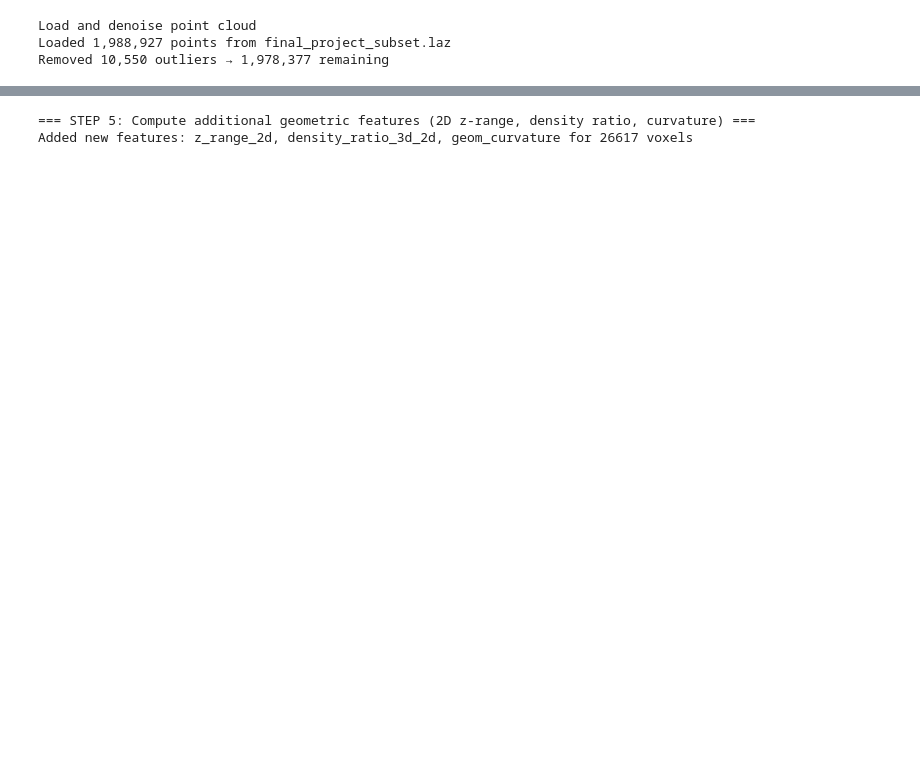
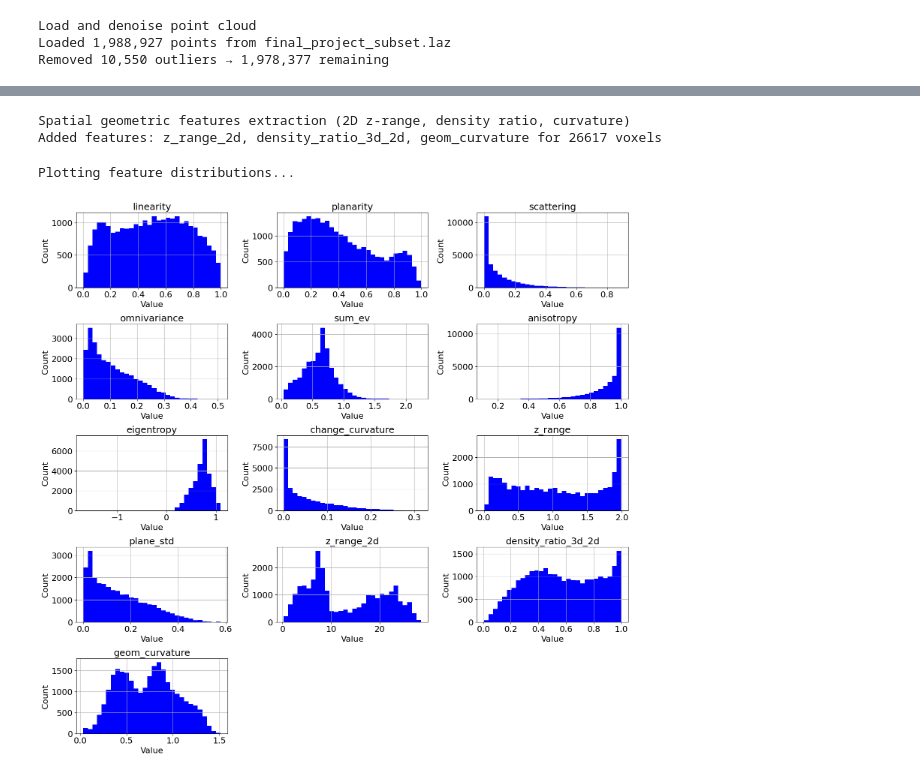
Before and after one commit to aasneha/TBA4256_3D_Digital_Modelling_Final_Project, a Jupyter notebook: final_project.ipynb, the cells around one changed output, grey strips where cells are left out. Cells and saved outputs as stored; diff of their text form; code cells hidden in the pictures; blank space fills up the shorter version.

```diff
--- a/final_project.ipynb
+++ b/final_project.ipynb
@@ -124,17 +125,16 @@ KeyboardInterrupt:
 # %%
-# =====================================================
-# 5️⃣ ADDITIONAL FEATURES: 2D z-range, 3D/2D density ratio, geometric curvature
-# =====================================================
-print("\n=== STEP 5: Compute additional geometric features (2D z-range, density ratio, curvature) ===")
+# Spatial geometric features
+print("Spatial geometric features extraction (2D z-range, density ratio, curvature)")
 
 # KD-trees for 2D and 3D neighborhoods
 points_tree_2d = cKDTree(voxel_points[:, :2])
 points_tree_3d = cKDTree(voxel_points)
 voxel_tree = cKDTree(voxel_centers)
 
-R2D = voxel_size * 1.0   # radius for 2D cylindrical neighborhood
-R3D = voxel_size * 1.0   # radius for 3D spherical neighborhood
-Rcurv = voxel_size * 2.0 # radius for curvature (search neighboring voxels)
+# Neighborhood radii
+R2D = voxel_size * 2.0
+R3D = voxel_size * 2.0
+Rcurv = voxel_size * 4.0
 
 zrange2d_list = []
 density_ratio_list = []
@@ -172,13 +172,44 @@ for i, c in enumerate(voxel_centers):
     density_ratio_list.append(density_ratio)
     geom_curv_list.append(geom_curv)
 
-# Add new features to DataFrame
+# Addfeatures
 df_features["z_range_2d"] = zrange2d_list
 df_features["density_ratio_3d_2d"] = density_ratio_list
 df_features["geom_curvature"] = geom_curv_list
 
-print(f"Added new features: z_range_2d, density_ratio_3d_2d, geom_curvature for {len(df_features)} voxels")
+print(f"Added features: z_range_2d, density_ratio_3d_2d, geom_curvature for {len(df_features)} voxels")
 # %% [output]
-=== STEP 5: Compute additional geometric features (2D z-range, density ratio, curvature) ===
-Added new features: z_range_2d, density_ratio_3d_2d, geom_curvature for 26617 voxels
+Spatial geometric features extraction (2D z-range, density ratio, curvature)
+Added features: z_range_2d, density_ratio_3d_2d, geom_curvature for 26617 voxels
+# %%
+# Feature distribution visualization
+
+print("Plotting feature distributions...")
+
+feature_names = [
+    "linearity", "planarity", "scattering", "omnivariance", "sum_ev", "anisotropy",
+    "eigentropy", "change_curvature", "z_range", "plane_std",
+    "z_range_2d", "density_ratio_3d_2d", "geom_curvature"
+]
+
+ncols = 3
+nrows = int(np.ceil(len(feature_names) / ncols))
+fig, axes = plt.subplots(nrows, ncols, figsize=(16, nrows * 3))
+axes = axes.flatten()
+
+for i, feature in enumerate(feature_names):
+    df_features[feature].hist(bins=30, ax=axes[i], color="blue")
+    axes[i].set_title(feature, fontsize=18)
+    axes[i].set_xlabel("Value", fontsize=16)
+    axes[i].set_ylabel("Count", fontsize=16)
+    axes[i].tick_params(axis='both', which='major', labelsize=16)
+
+for j in range(len(feature_names), len(axes)):
+    fig.delaxes(axes[j])
+
+plt.tight_layout()
+plt.show()
+# %% [output]
+Plotting feature distributions...
+[figure, added]
 # %%
```
Also changed, not shown: parts of 8 cells of this notebook, 30 other files.
